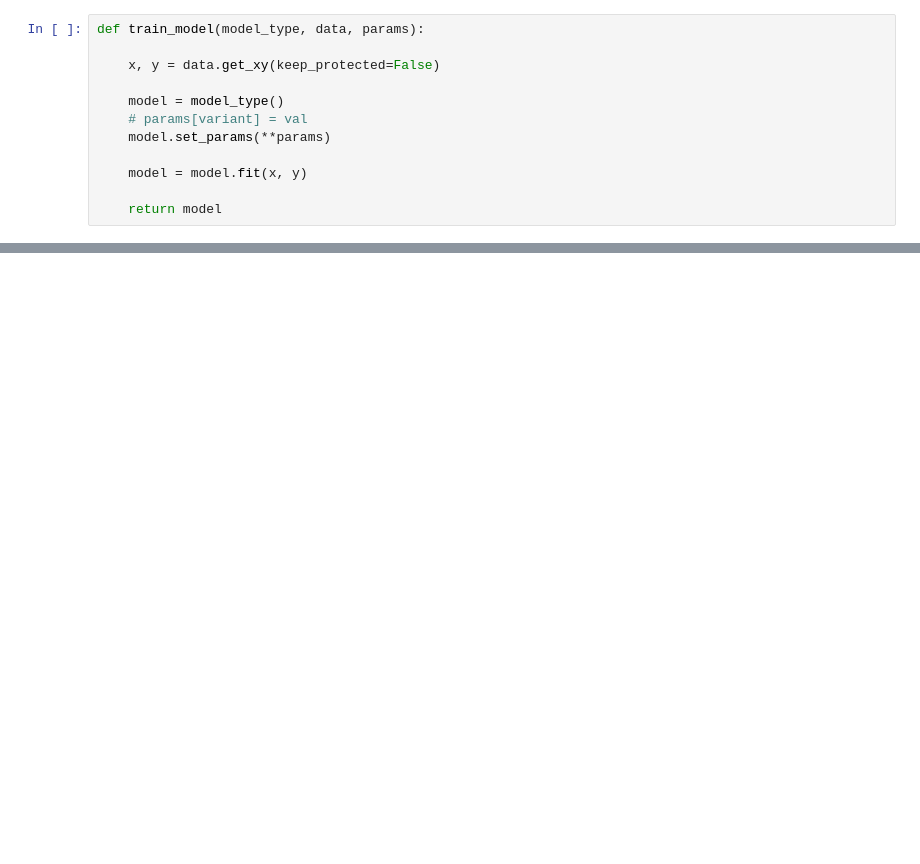
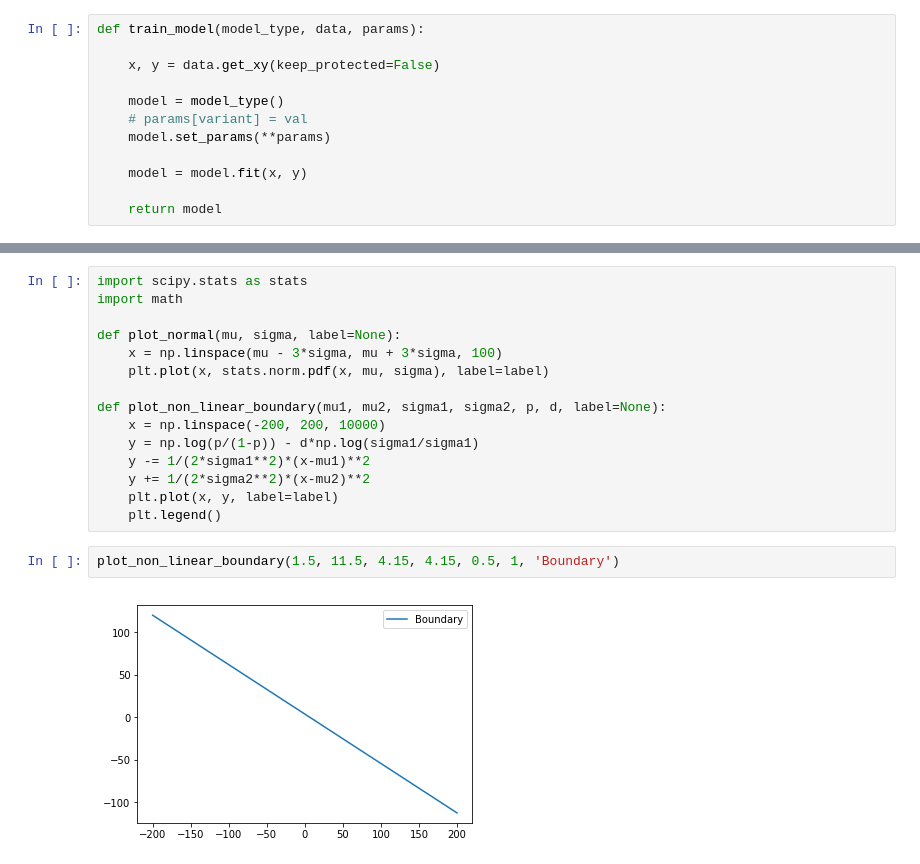
Before and after one commit to rakinhaider/Inherent-AI-Bias, a Jupyter notebook: notebooks/Groupwise Classifier Performance.ipynb, the cells around one changed output, grey strips where cells are left out. Drawn from its saved outputs; the diff is of its cells as text; blank space fills up the shorter version.

```diff
--- a/notebooks/Groupwise Classifier Performance.ipynb
+++ b/notebooks/Groupwise Classifier Performance.ipynb
@@ -156,0 +133,19 @@ print(get_model_properties(mod))
+# %%
+import scipy.stats as stats
+import math
+
+def plot_normal(mu, sigma, label=None):
+    x = np.linspace(mu - 3*sigma, mu + 3*sigma, 100)
+    plt.plot(x, stats.norm.pdf(x, mu, sigma), label=label)
+
+def plot_non_linear_boundary(mu1, mu2, sigma1, sigma2, p, d, label=None):
+    x = np.linspace(-200, 200, 10000)
+    y = np.log(p/(1-p)) - d*np.log(sigma1/sigma1)
+    y -= 1/(2*sigma1**2)*(x-mu1)**2
+    y += 1/(2*sigma2**2)*(x-mu2)**2
+    plt.plot(x, y, label=label)
+    plt.legend()
+# %%
+plot_non_linear_boundary(1.5, 11.5, 4.15, 4.15, 0.5, 1, 'Boundary')
+# %% [output]
+[figure, added]
```
Also changed, not shown: parts of 60 cells of this notebook, 3 other files.
